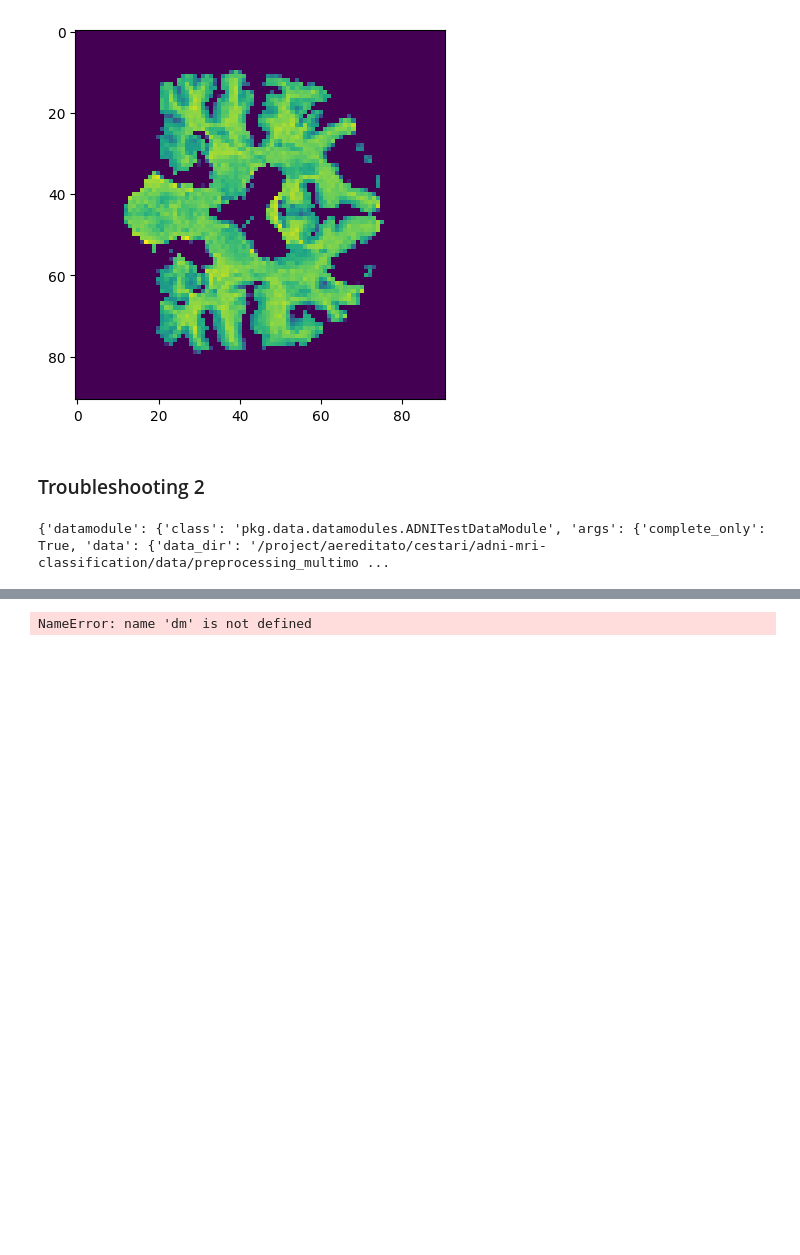
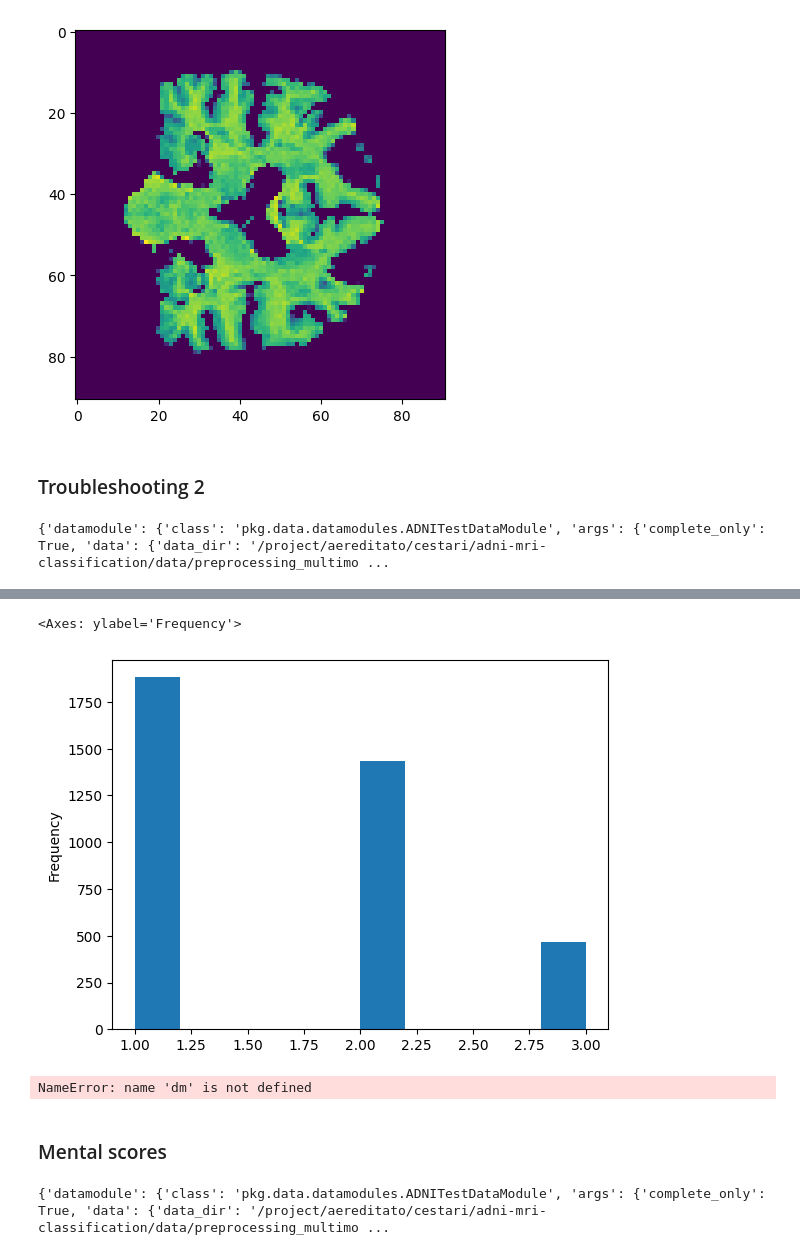
Before and after one commit to MattiaCestari/adni-mri-classification, a Jupyter notebook: test.ipynb, the cells around one changed output, grey strips where cells are left out. Drawn from its saved outputs; the diff is of its cells as text; code cells hidden in the pictures; blank space fills up the shorter version.

```diff
--- a/test.ipynb
+++ b/test.ipynb
@@ -211,3 +219,8 @@ Creating multimodal samples...
+# %%
+dm.ds.df_multimodal["diagnosis"].plot.hist()
+# %% [output]
+<Axes: ylabel='Frequency'>
+[figure, added]
 # %%
 dm.set_fold(0)
 # %%
@@ -235,3 +248,5 @@ def show_sample(index, modality=0):
 show_sample(80, modality=0)
 # %% [output]
 NameError: name 'dm' is not defined
+# %% [markdown]
+### Mental scores
@@ -237,0 +258,7 @@ NameError: name 'dm' is not defined
+# %%
+with open("./configs/config2.yaml", "r") as f:
+    cfg = yaml.load(f, yaml.Loader)
+
+print(cfg)
+# %% [output]
+{'datamodule': {'class': 'pkg.data.datamodules.ADNITestDataModule', 'args': {'complete_only': True, 'data': {'data_dir': '/project/aereditato/cestari/adni-mri-classification/data/preprocessing_multimo ...
```
Also changed, not shown: parts of 8 cells of this notebook, 10 other files.
